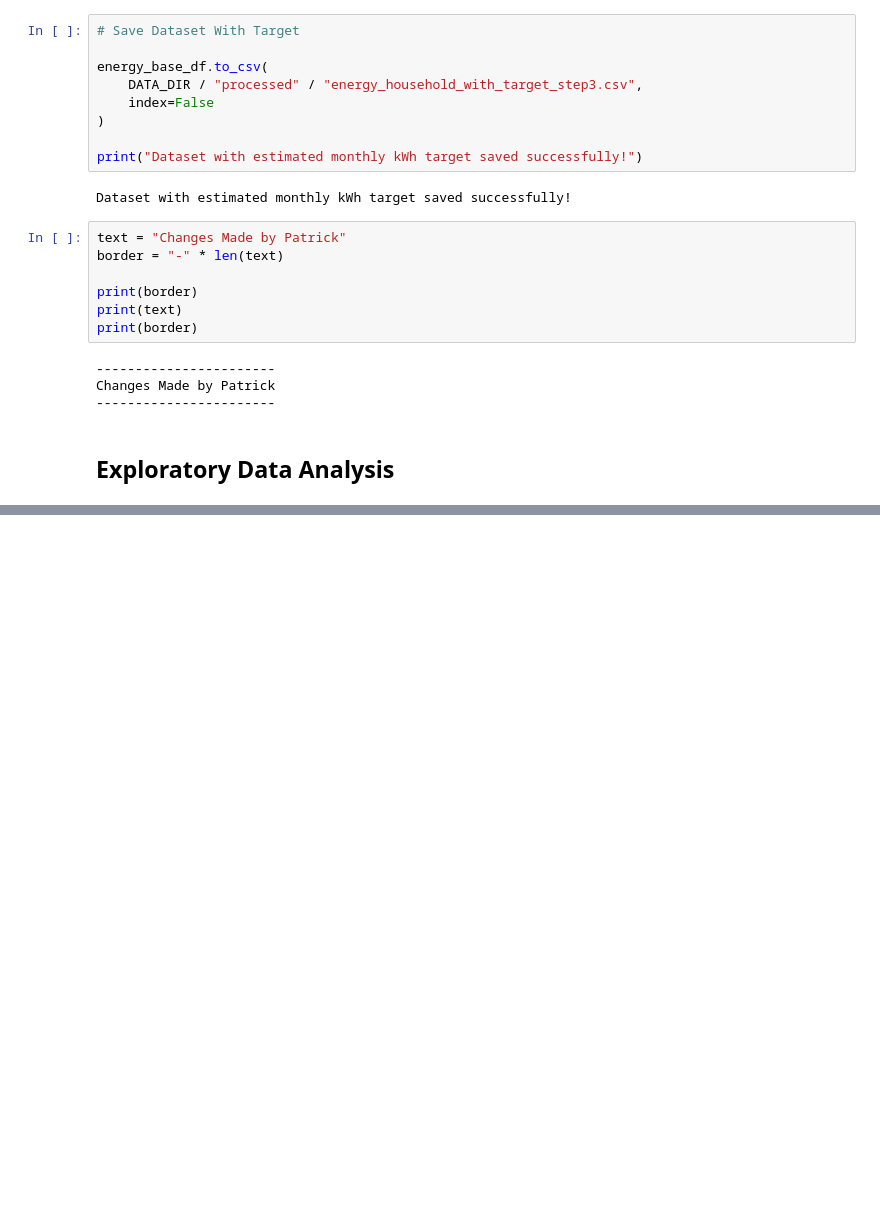
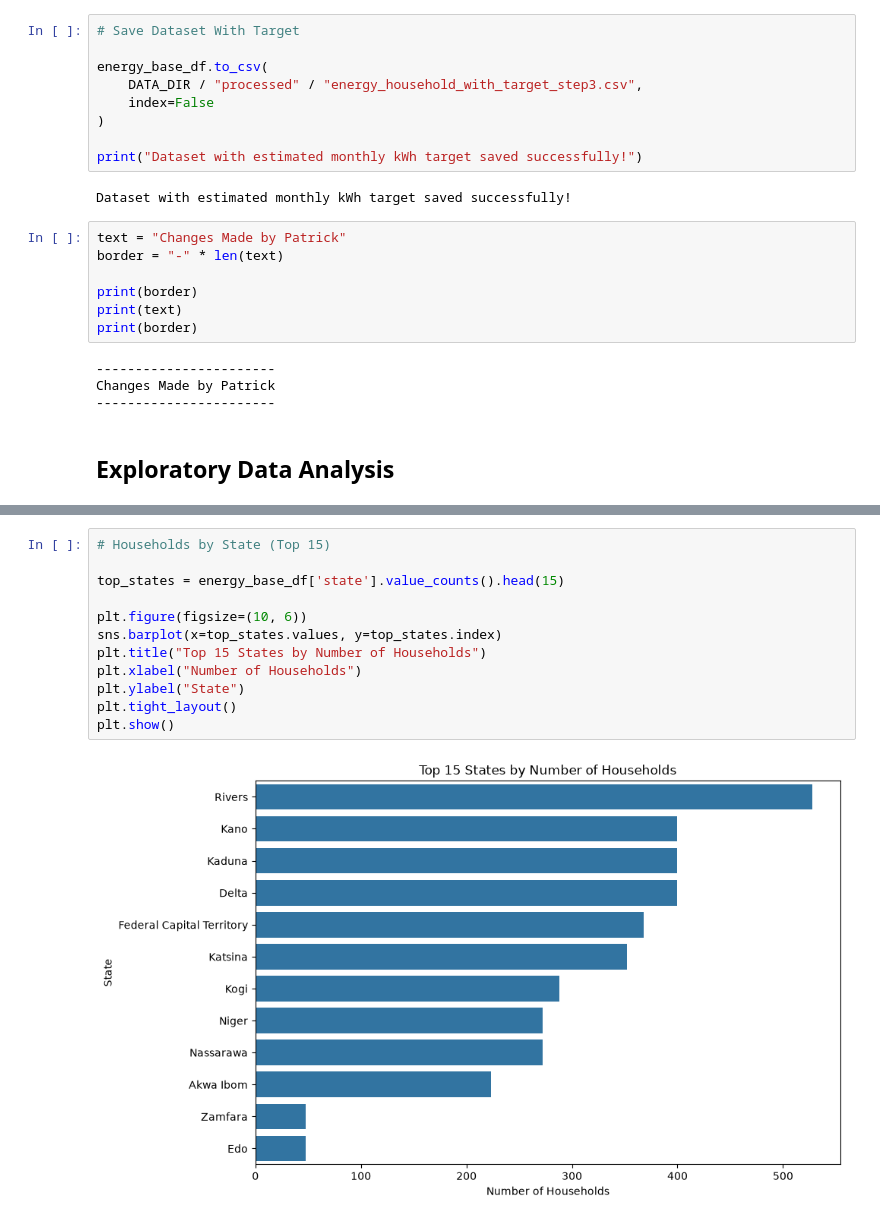
Before and after one commit to Paddyrey/TechCrush-Capstone-Group-11-Project, a Jupyter notebook: notebooks/Data_preparation.ipynb, the cells around one changed output, grey strips where cells are left out. Drawn from its saved outputs; the diff is of its cells as text; blank space fills up the shorter version.

```diff
--- a/notebooks/Data_preparation.ipynb
+++ b/notebooks/Data_preparation.ipynb
@@ -1098,0 +1180,14 @@ Changes Made by Patrick
+# %%
+# Households by State (Top 15)
+
+top_states = energy_base_df['state'].value_counts().head(15)
+
+plt.figure(figsize=(10, 6))
+sns.barplot(x=top_states.values, y=top_states.index)
+plt.title("Top 15 States by Number of Households")
+plt.xlabel("Number of Households")
+plt.ylabel("State")
+plt.tight_layout()
+plt.show()
+# %% [output]
+[figure, added]
```
Also changed, not shown: parts of 10 cells of this notebook.
